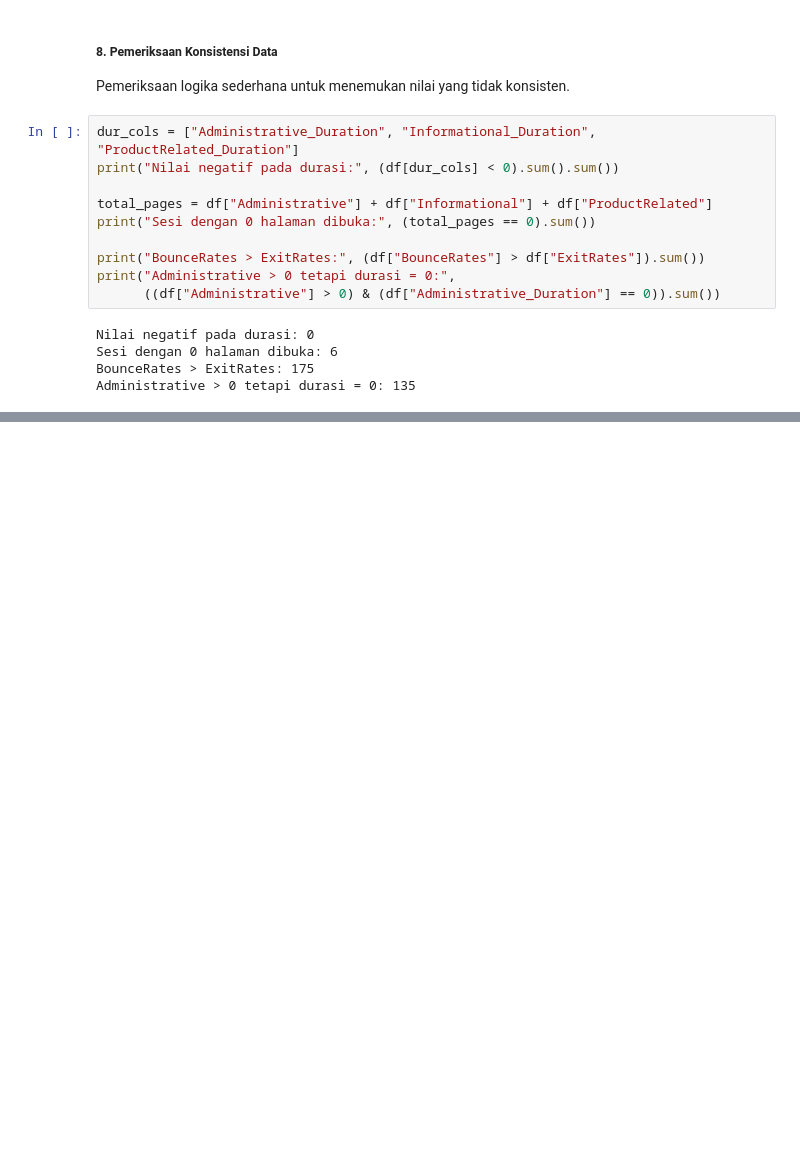
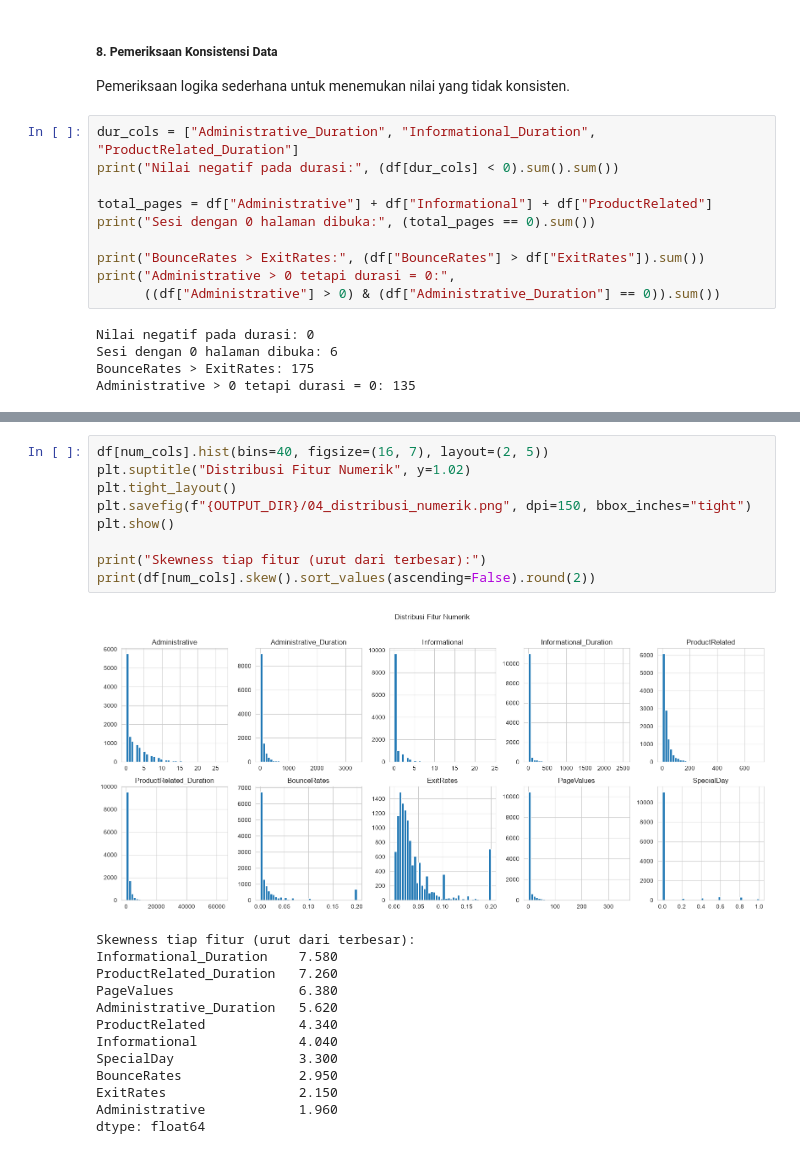
Before and after one commit to agnesolivia/Project12_Ecommerce, a Jupyter notebook: notebooks/01_data_prep_EDA.ipynb, the cells around one changed output, grey strips where cells are left out. Drawn from its saved outputs; the diff is of its cells as text; blank space fills up the shorter version.

```diff
--- a/notebooks/01_data_prep_EDA.ipynb
+++ b/notebooks/01_data_prep_EDA.ipynb
@@ -197,0 +348,23 @@ Administrative > 0 tetapi durasi = 0: 135
+# %%
+df[num_cols].hist(bins=40, figsize=(16, 7), layout=(2, 5))
+plt.suptitle("Distribusi Fitur Numerik", y=1.02)
+plt.tight_layout()
+plt.savefig(f"{OUTPUT_DIR}/04_distribusi_numerik.png", dpi=150, bbox_inches="tight")
+plt.show()
+
+print("Skewness tiap fitur (urut dari terbesar):")
+print(df[num_cols].skew().sort_values(ascending=False).round(2))
+# %% [output]
+[figure, added]
+Skewness tiap fitur (urut dari terbesar):
+Informational_Duration    7.580
+ProductRelated_Duration   7.260
+PageValues                6.380
+Administrative_Duration   5.620
+ProductRelated            4.340
+Informational             4.040
+SpecialDay                3.300
+BounceRates               2.950
+ExitRates                 2.150
+Administrative            1.960
+dtype: float64
```
Also changed, not shown: parts of 27 cells of this notebook, 14 other files.
